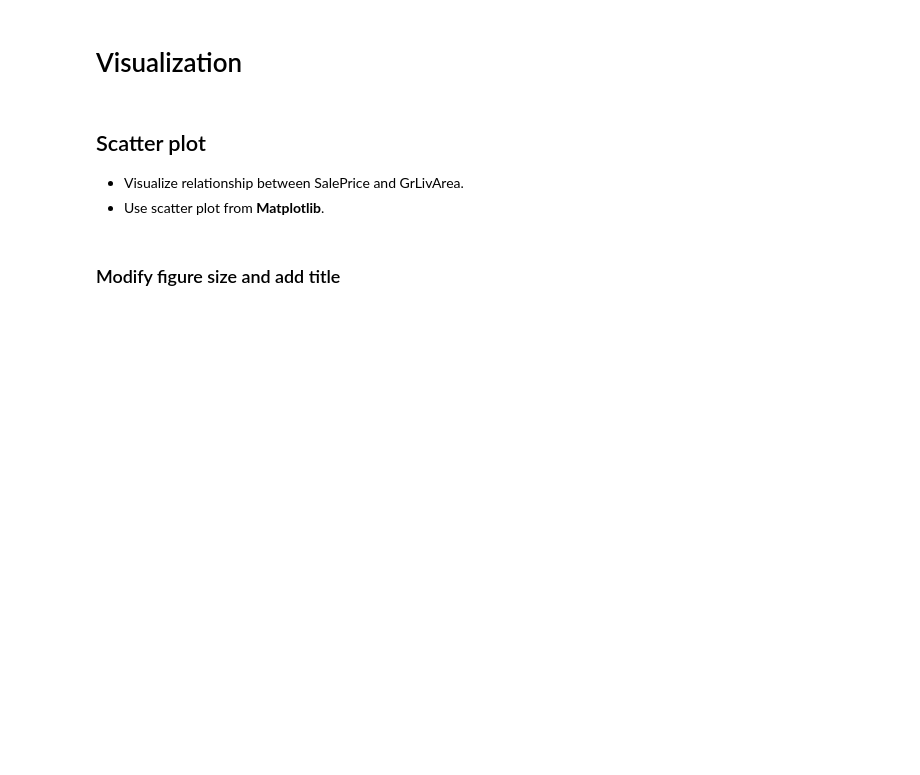
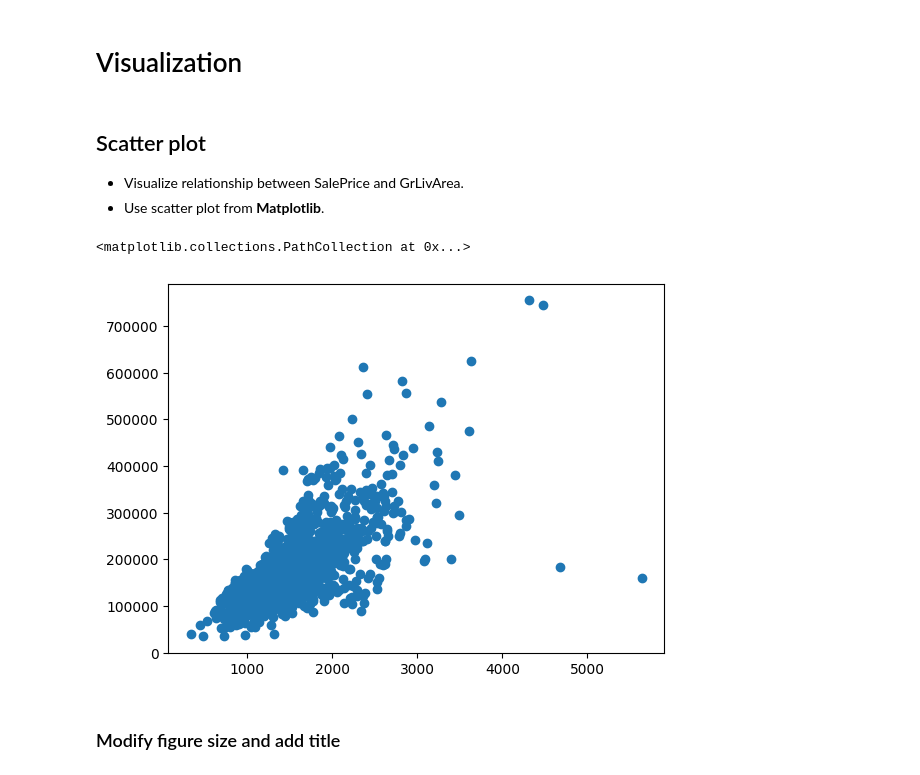
Before and after one commit to MikabuGyr/ZSU, a Jupyter notebook: fml_01.ipynb, the cells around one changed output. Drawn from its saved outputs; the diff is of its cells as text; code cells hidden in the pictures; blank space fills up the shorter version.

```diff
--- a/fml_01.ipynb
+++ b/fml_01.ipynb
@@ -199,10 +351,15 @@ df.head()
 # %% [markdown]
 ### Add a new column named Age for each house (current year - year built)
 * YearBuilt
+# %%
+df.loc[:, 'Age'] = 2025 - df.YearBuilt
 # %% [markdown]
 ### Add a new column IsLuxury with True value for houses with more than 3 bedrooms and price above 214k USD (.loc)
 - How many luxury houses are in the dataset?
 - SalePrice, BedroomAbvGr
+# %%
+df['IsLuxury'] = False
+df.loc[(df.SalePrice > 214000) & (df.BedroomAbvGr >3), 'IsLuxury'] = True
 # %% [markdown]
 ## Pandas enables us to use aggregation functions for the data using the .groupby() function
 # %% [markdown]
@@ -214,5 +395,10 @@ df.head()
 ## Scatter plot
 - Visualize relationship between SalePrice and GrLivArea.
 - Use scatter plot from **Matplotlib**.
+# %%
+plt.scatter(df.GrLivArea, df.SalePrice)
+# %% [output]
+<matplotlib.collections.PathCollection at 0x...>
+[figure, added]
 # %% [markdown]
 ### Modify figure size and add title
```
Also changed, not shown: parts of 28 cells of this notebook.
